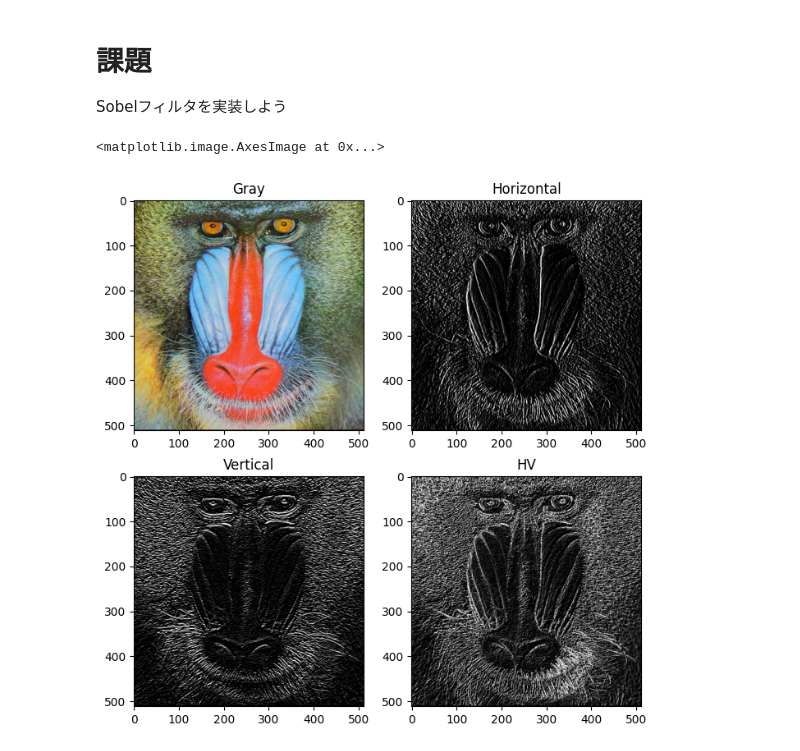
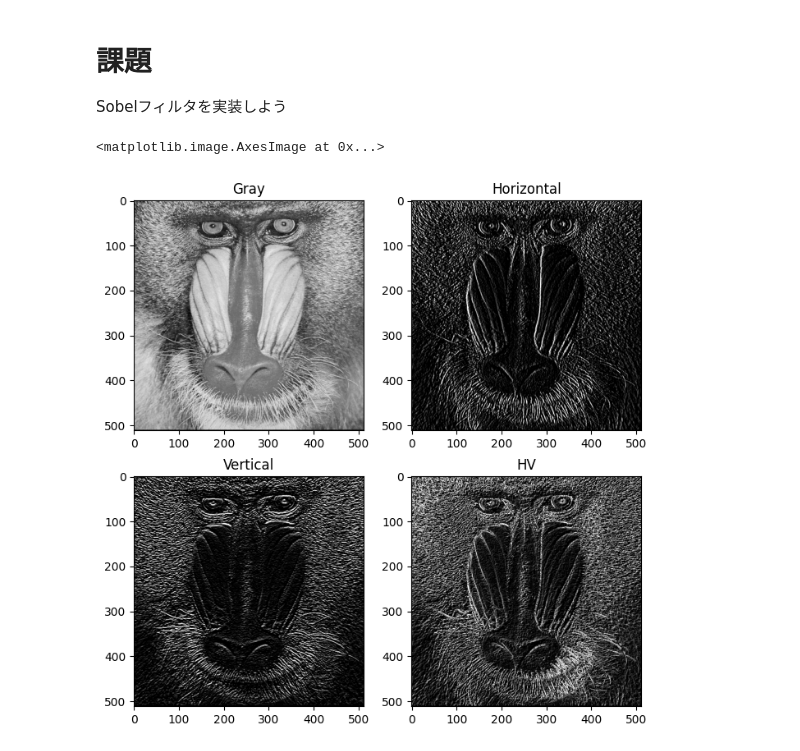
Before and after one commit to Kitsuya0828/Image-Processing-Exercises, a Jupyter notebook: 6_edge.ipynb, the cells around one changed output. Saved outputs shown, nothing was run; the diff lists cells and outputs as text; code cells hidden in the pictures.

```diff
--- a/6_edge.ipynb
+++ b/6_edge.ipynb
@@ -39,32 +39,32 @@ def sobel_filter(img: np.ndarray, kernel_size: int = 3):
 
     out_v = np.clip(out_v, 0, 255)
     out_h = np.clip(out_h, 0, 255)
 
     out_v = out_v[pad: pad + H, pad: pad + W].astype(np.uint8)
     out_h = out_h[pad: pad + H, pad: pad + W].astype(np.uint8)
 
     return out_v, out_h
 
 img = io.imread("imgs/baboon.png")
 
 img_gray = rgb2gray(img)
 plt.figure(figsize=(8, 8))
 plt.subplot(2, 2, 1)
 plt.title('Gray')
-plt.imshow(img, cmap="gray")
+plt.imshow(img_gray, cmap="gray")
 
 img_vertical, img_horizontal = sobel_filter(img_gray)
 plt.subplot(2, 2, 3)
 plt.title('Vertical')
 plt.imshow(img_vertical, cmap="gray")
 plt.subplot(2, 2, 2)
 plt.title('Horizontal')
 plt.imshow(img_horizontal, cmap="gray")
 
 img_hv = (img_vertical + img_horizontal) / 2
 plt.subplot(2, 2, 4)
 plt.title('HV')
 plt.imshow(img_hv, cmap="gray")
 # %% [output]
 <matplotlib.image.AxesImage at 0x...>
-[figure, old version]
+[figure, new version]
```
Also changed, not shown: 2 other files.
